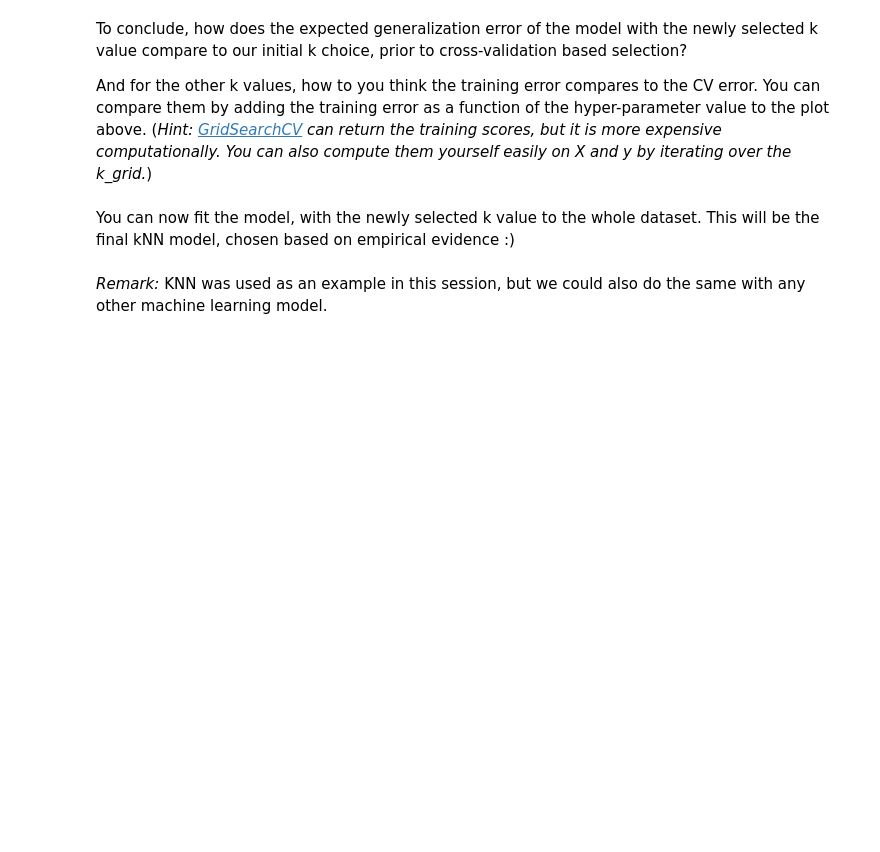
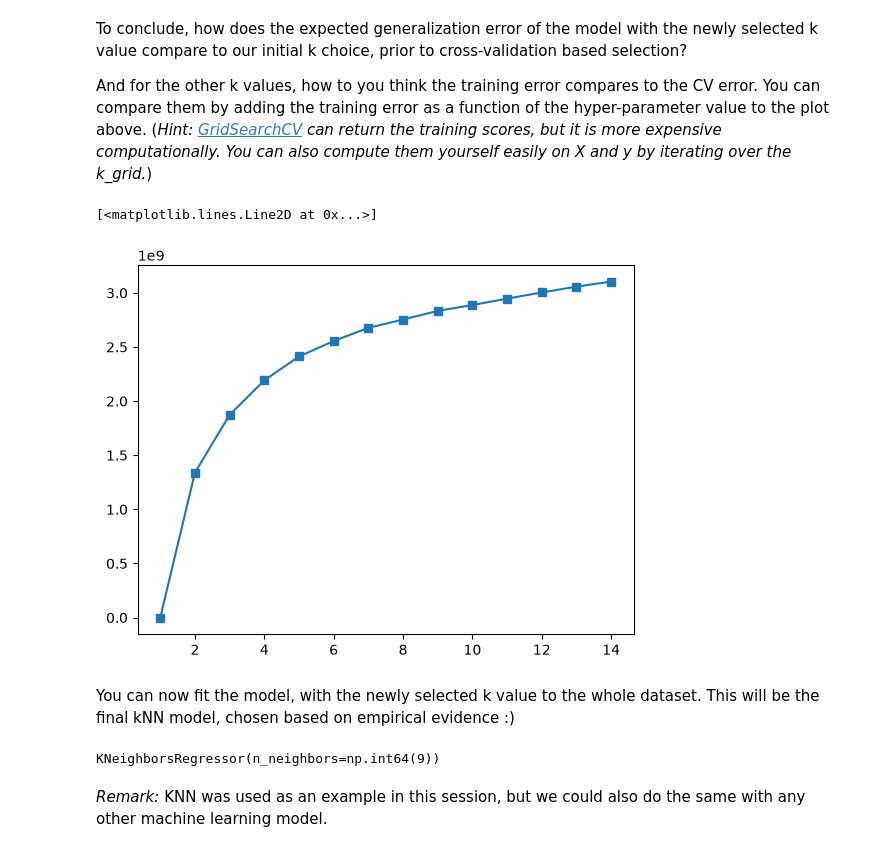
Before and after one commit to EdouarddDw/machine-learning, a Jupyter notebook: TPs/Exercise_03.ipynb, the cells around one changed output. Drawn from its saved outputs; the diff is of its cells as text; code cells hidden in the pictures; blank space fills up the shorter version.

```diff
--- a/TPs/Exercise_03.ipynb
+++ b/TPs/Exercise_03.ipynb
@@ -68,0 +113,2 @@ CVscores = cross_val_score(??, ??, ??, scoring="neg_mean_squared_error", cv=??)
+# %%
+knn.fit(X_train, y_train)
@@ -143,5 +228,15 @@ plt.show()
 To conclude, how does the expected generalization error of the model with the newly selected k value compare to our initial k choice, prior to cross-validation based selection?
 
 And for the other k values, how to you think the training error compares to the CV error. You can compare them by adding the training error as a function of the hyper-parameter value to the plot above. (*Hint: [GridSearchCV](https://scikit-learn.org/stable/modules/generated/sklearn.model_selection.GridSearchCV.html) can return the training scores, but it is more expensive computationally. You can also compute them yourself easily on X and y by iterating over the k_grid.*)
+# %%
+train_MSEs = []
+for k in k_grid:
+    knn = KNeighborsRegressor(n_neighbors=k).fit(X_train, y_train)
+    train_MSEs.append((root_mean_squared_error(y_train, knn.predict(X_train)))**2)
+
+plt.plot(k_grid, train_MSEs, marker="s", label="Training FMSE")
+# %% [output]
+[<matplotlib.lines.Line2D at 0x...>]
+[figure, added]
 # %% [markdown]
 You can now fit the model, with the newly selected k value to the whole dataset. This will be the final kNN model, chosen based on empirical evidence :)
@@ -151,3 +243,8 @@ knn_final = ??
+# %%
+knn_final = KNeighborsRegressor(n_neighbors=best_k)
+knn_final.fit(X_train, y_train)
+# %% [output]
+KNeighborsRegressor(n_neighbors=np.int64(9))
 # %% [markdown]
 _Remark:_ KNN was used as an example in this session, but we could also do the same with any other machine learning model.
 # %% [markdown]
```
Also changed, not shown: parts of 36 cells of this notebook, 1 other file.
